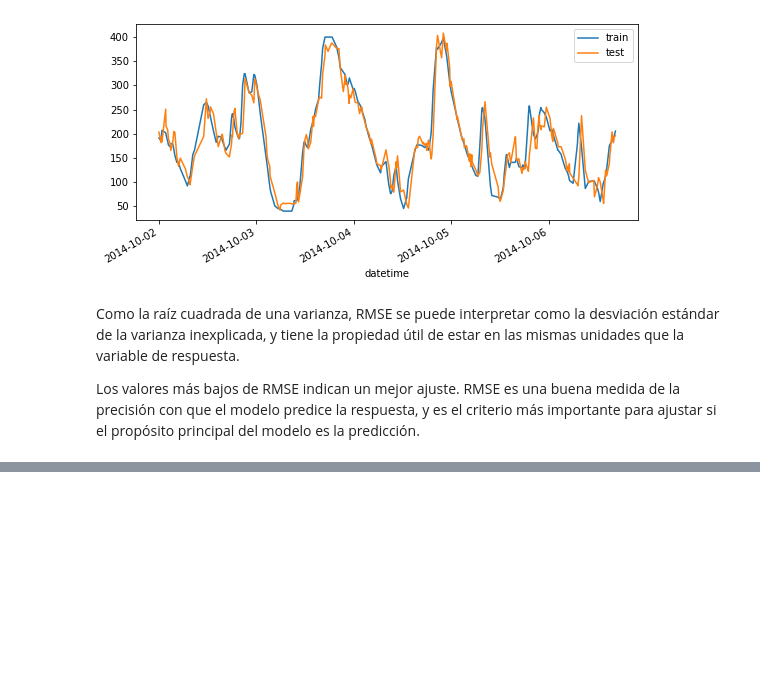
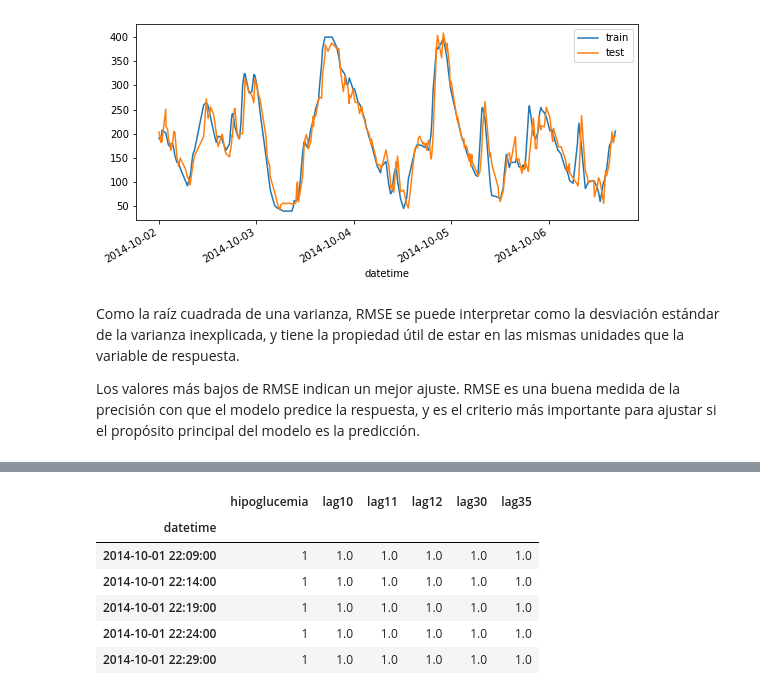
Before and after one commit to EstherMF11/TFM, a Jupyter notebook: glucose.ipynb, the cells around one changed output, grey strips where cells are left out. Cells and saved outputs as stored; diff of their text form; code cells hidden in the pictures; blank space fills up the shorter version.

```diff
--- a/glucose.ipynb
+++ b/glucose.ipynb
@@ -449,0 +479,16 @@ Los valores más bajos de RMSE indican un mejor ajuste. RMSE es una buena medida
+# %%
+df_p['lag10'] = df_p['hipoglucemia'].shift(10)
+df_p['lag11'] = df_p['hipoglucemia'].shift(11)
+df_p['lag12'] = df_p['hipoglucemia'].shift(12)
+df_p['lag30'] = df_p['hipoglucemia'].shift(30)
+df_p['lag35'] = df_p['hipoglucemia'].shift(35)
+df_p.dropna(inplace=True)
+df_p.head()
+# %% [output]
+|  | hipoglucemia | lag10 | lag11 | lag12 | lag30 | lag35 |
+| datetime |  |  |  |  |  |  |
+| 2014-10-01 22:09:00 | 1 | 1.0 | 1.0 | 1.0 | 1.0 | 1.0 |
+| 2014-10-01 22:14:00 | 1 | 1.0 | 1.0 | 1.0 | 1.0 | 1.0 |
+| 2014-10-01 22:19:00 | 1 | 1.0 | 1.0 | 1.0 | 1.0 | 1.0 |
+| 2014-10-01 22:24:00 | 1 | 1.0 | 1.0 | 1.0 | 1.0 | 1.0 |
+| 2014-10-01 22:29:00 | 1 | 1.0 | 1.0 | 1.0 | 1.0 | 1.0 |
```
Also changed, not shown: parts of 11 cells of this notebook.
